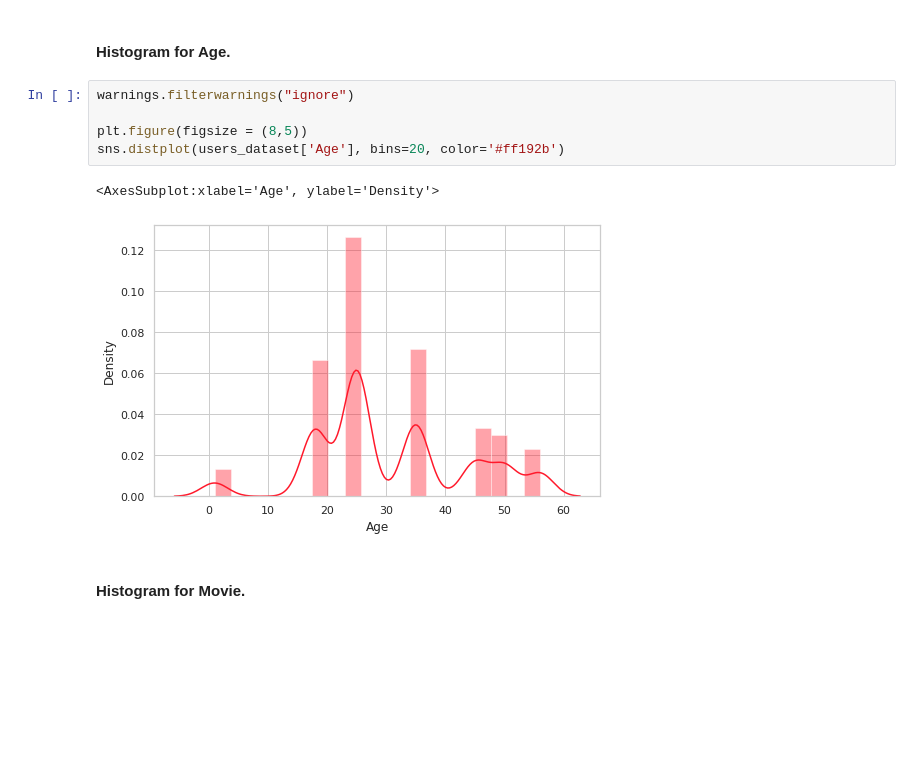
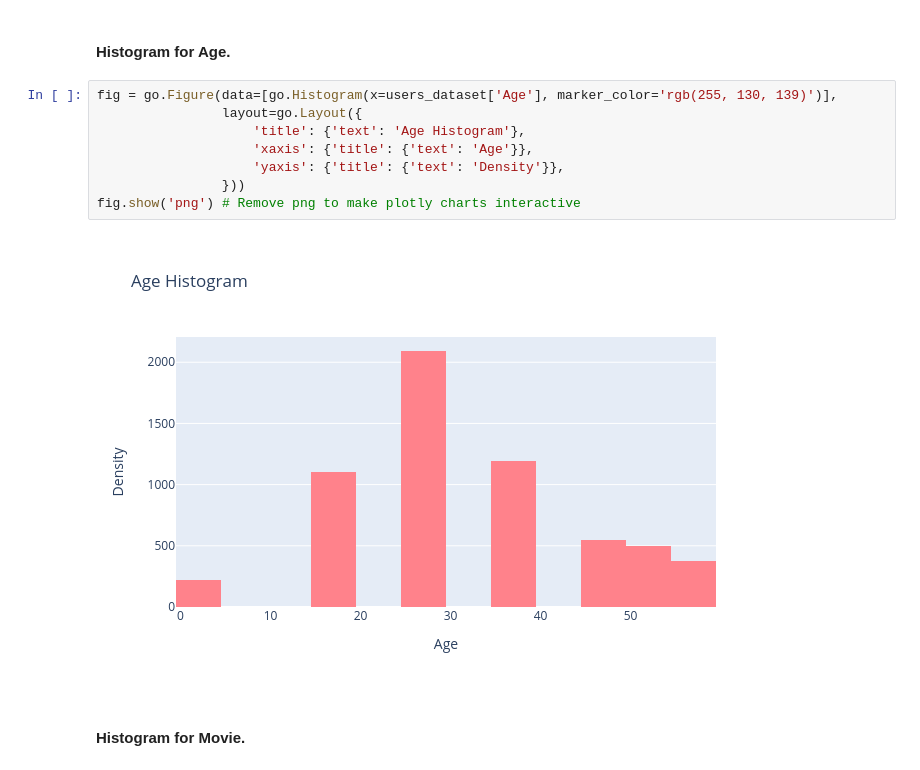
Before and after one commit to vyshakTs/tranzemo-machinetest, a Jupyter notebook: tranzemo.ipynb, the cells around one changed output. Cells and saved outputs as stored; diff of their text form; blank space fills up the shorter version.

Commit message:
changed age, movie and occupation histogram from seaborn to plotly chart.

```diff
--- a/tranzemo.ipynb
+++ b/tranzemo.ipynb
@@ -335,13 +336,15 @@ Precision and F-score are ill-defined and being set to 0.0 in labels with no pre
 Precision and F-score are ill-defined and being set to 0.0 in labels with no predicted samples. Use `zero_division` parameter to control this behavior.
 # %% [markdown]
 #### Histogram for Age.
-# %%
-warnings.filterwarnings("ignore")
-
-plt.figure(figsize = (8,5))
-sns.distplot(users_dataset['Age'], bins=20, color='#ff192b')
-# %% [output]
-<AxesSubplot:xlabel='Age', ylabel='Density'>
-[figure, removed]
+# %%
+fig = go.Figure(data=[go.Histogram(x=users_dataset['Age'], marker_color='rgb(255, 130, 139)')],
+                layout=go.Layout({
+                    'title': {'text': 'Age Histogram'},
+                    'xaxis': {'title': {'text': 'Age'}},
+                    'yaxis': {'title': {'text': 'Density'}},
+                }))
+fig.show('png') # Remove png to make plotly charts interactive
+# %% [output]
+[figure, added]
 # %% [markdown]
 #### Histogram for Movie.
```
Also changed, not shown: parts of 6 cells of this notebook.
